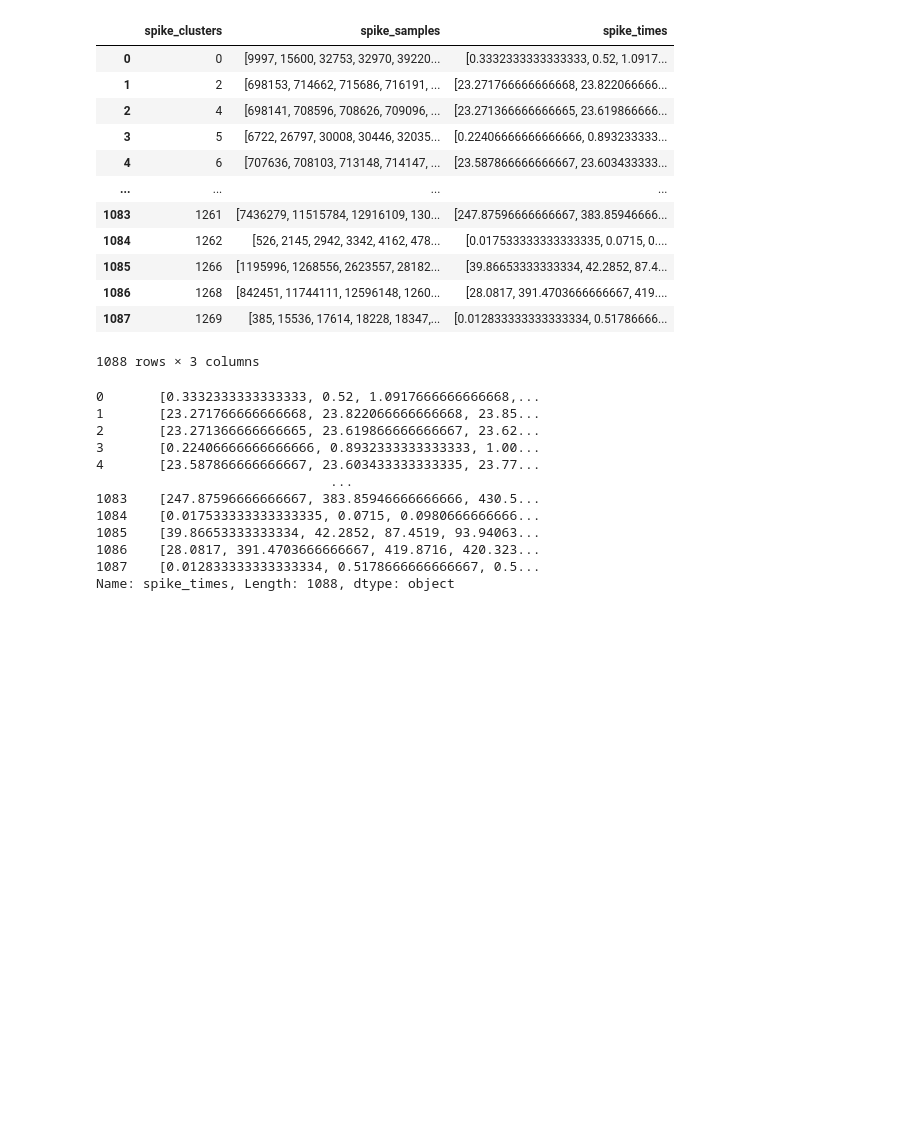
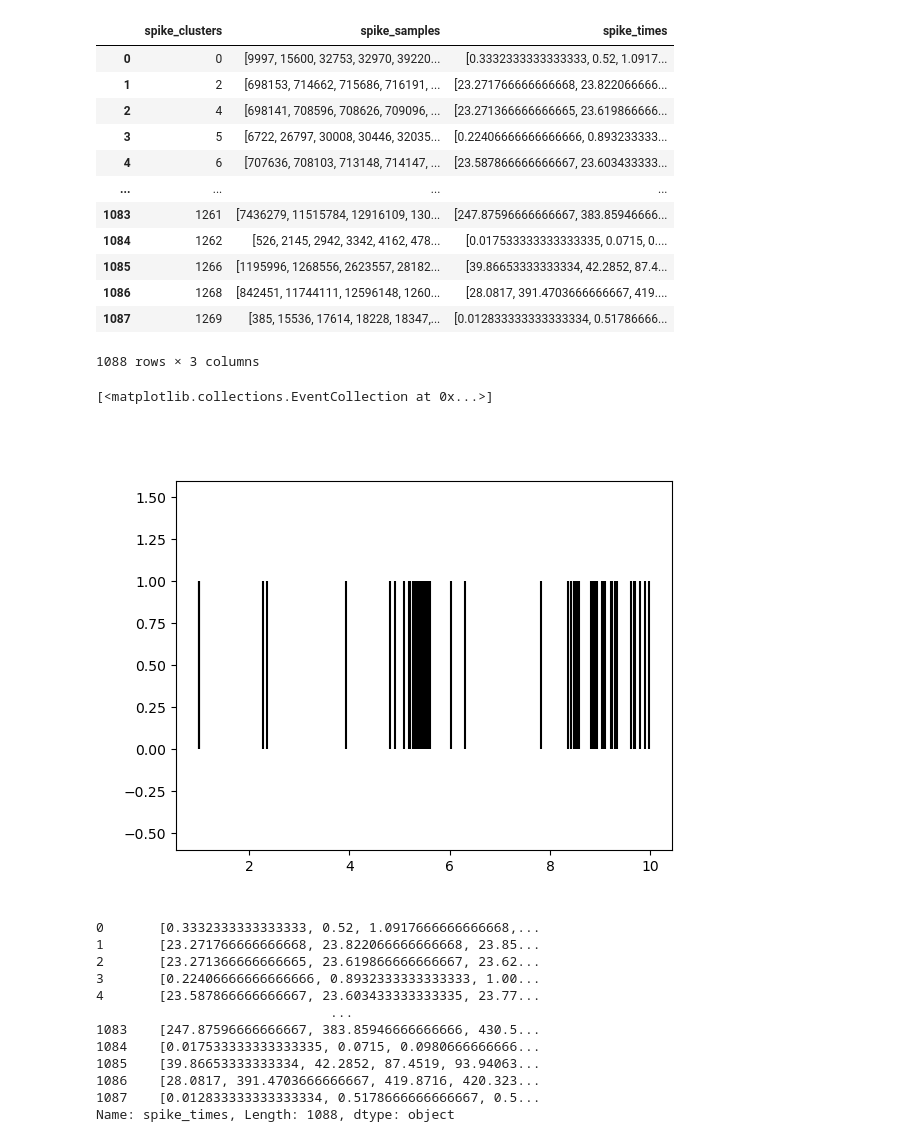
Before and after one commit to rojasgabriel/ephys, a Jupyter notebook: sorting.ipynb, the cells around one changed output. Cells and saved outputs as stored; diff of their text form; code cells hidden in the pictures; blank space fills up the shorter version.

```diff
--- a/sorting.ipynb
+++ b/sorting.ipynb
@@ -98,6 +80,22 @@ cluster_spike_times
 | 1086 | 1268 | [842451, 11744111, 12596148, 1260... | [28.0817, 391.4703666666667, 419.... |
 | 1087 | 1269 | [385, 15536, 17614, 18228, 18347,... | [0.012833333333333334, 0.51786666... |
 1088 rows × 3 columns
+# %%
+sp_times = np.array(cluster_spike_times.spike_times[7])
+# sp_times[sp_times>300]
+
+# Define the time window
+start_time = 0  # Start of the time window
+end_time = 10    # End of the time window
+
+# Filter the spike times to include only those within the time window
+filtered_sp_times = sp_times[(sp_times >= start_time) & (sp_times <= end_time)]
+
+fig = plt.figure()
+plt.eventplot(filtered_sp_times, lineoffsets=0.5, colors='black')
+# %% [output]
+[<matplotlib.collections.EventCollection at 0x...>]
+[figure, added]
 # %%
 cluster_spike_times.spike_times
 # %% [output]
```
Also changed, not shown: parts of 21 cells of this notebook.
